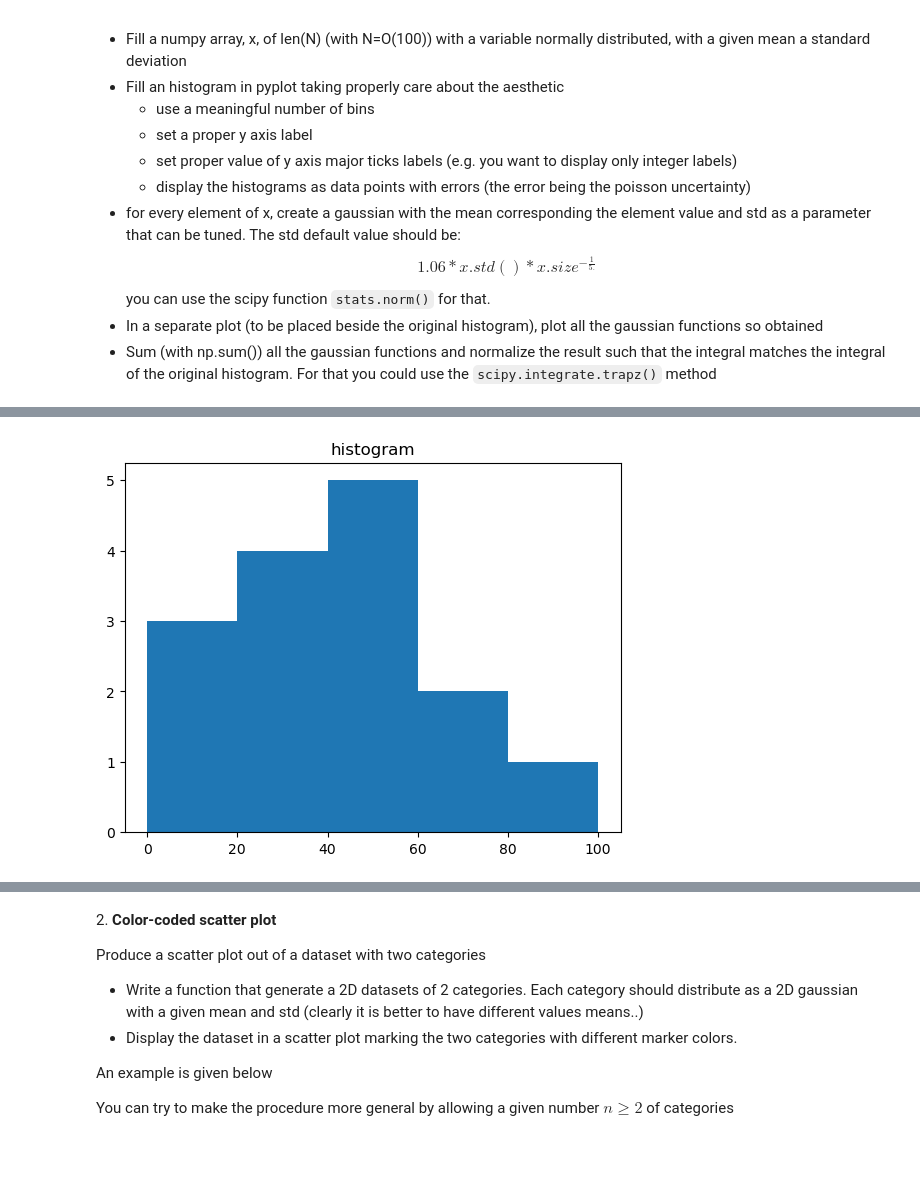
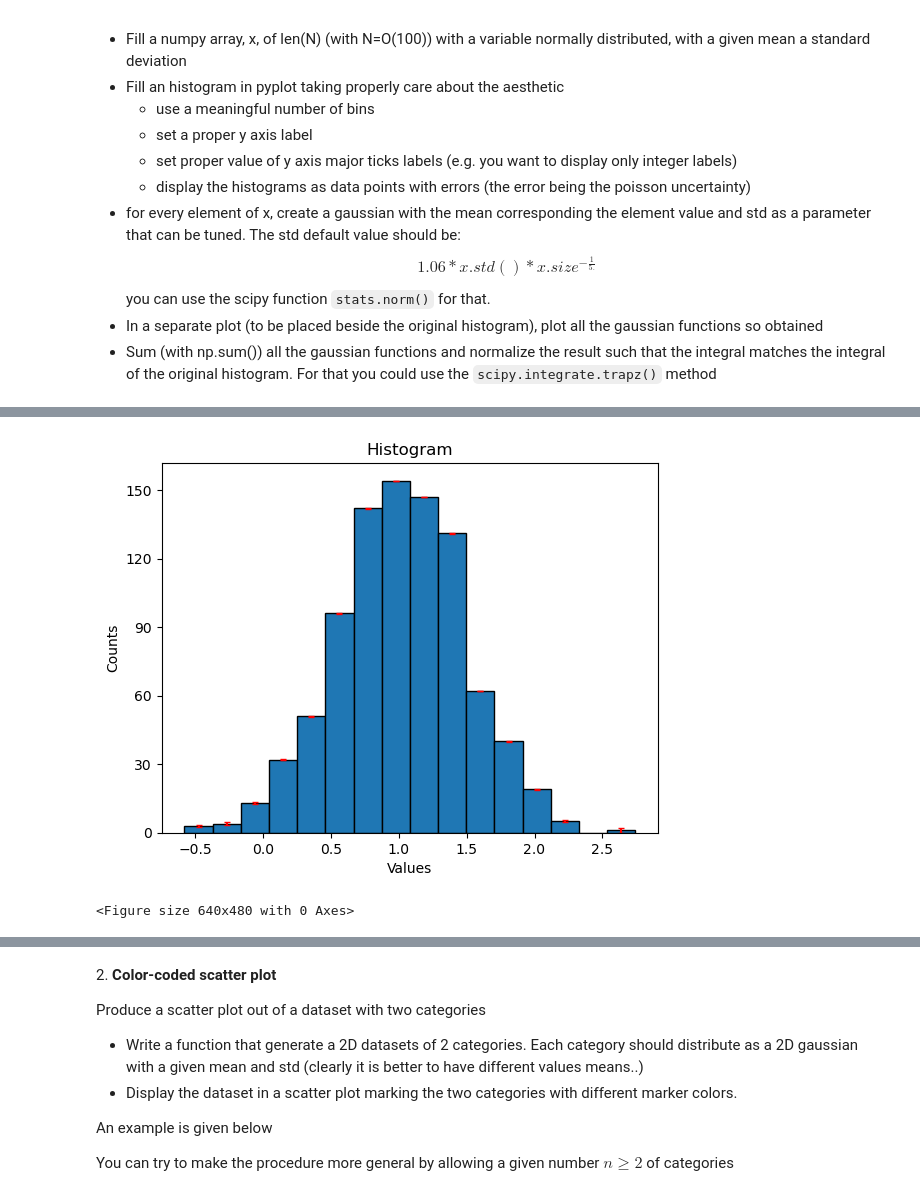
Before and after one commit to albertosal17/LaboratoryOfComputationalPhysics_Y6, a Jupyter notebook: 07ex_Visualization.ipynb, the cells around one changed output, grey strips where cells are left out. Saved outputs shown, nothing was run; the diff lists cells and outputs as text; code cells hidden in the pictures; blank space fills up the shorter version.

```diff
--- a/07ex_Visualization.ipynb
+++ b/07ex_Visualization.ipynb
@@ -78,7 +17,39 @@ plt.show()
-# %%
-a = np.array([22,87,5,43,56,73,55,54,11,20,51,5,79,31,27])
-plt.hist(a, bins = [0,20,40,60,80,100])
-plt.title("histogram")
-plt.show()
-# %% [output]
-[figure, removed]
+# %%
+import matplotlib.pyplot as plt
+import numpy as np
+import math
+
+# Sample data
+mean = 1
+std = 0.5
+samples = 900
+data = mean + std*np.random.randn(samples)
+
+# Create histogram
+bins = 16
+counts, bins = np.histogram(data, bins = bins)
+
+centers = []
+for i in range(1,bins.shape[0]):
+    centers.append((bins[i] + bins[i-1]) / 2)
+
+poissons = 1 / counts**0.5
+
+plt.hist(data, bins=bins, edgecolor='black')
+plt.errorbar(centers, counts, yerr=poissons, fmt='none', color='red', capsize=2, label='Error Bars') #talmente piccoli che non si vedono
+
+# Setting the elements in the plot
+plt.xlabel('Values')
+plt.ylabel('Counts')
+
+step = 30
+plt.yticks(np.arange(0, np.max(counts), step))
+
+plt.title('Histogram')
+
+# Display the histogram
+plt.show()
+plt.tight_layout()
+# %% [output]
+[figure, added]
+<Figure size 640x480 with 0 Axes>
```
Also changed, not shown: parts of 14 cells of this notebook, 15 other files.
